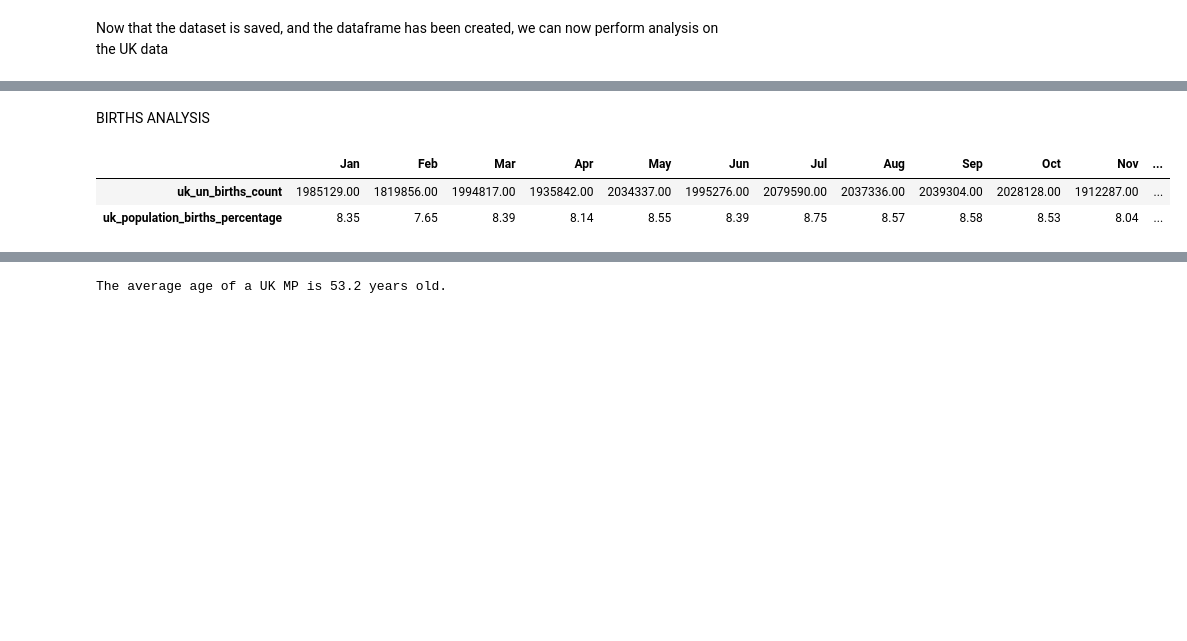
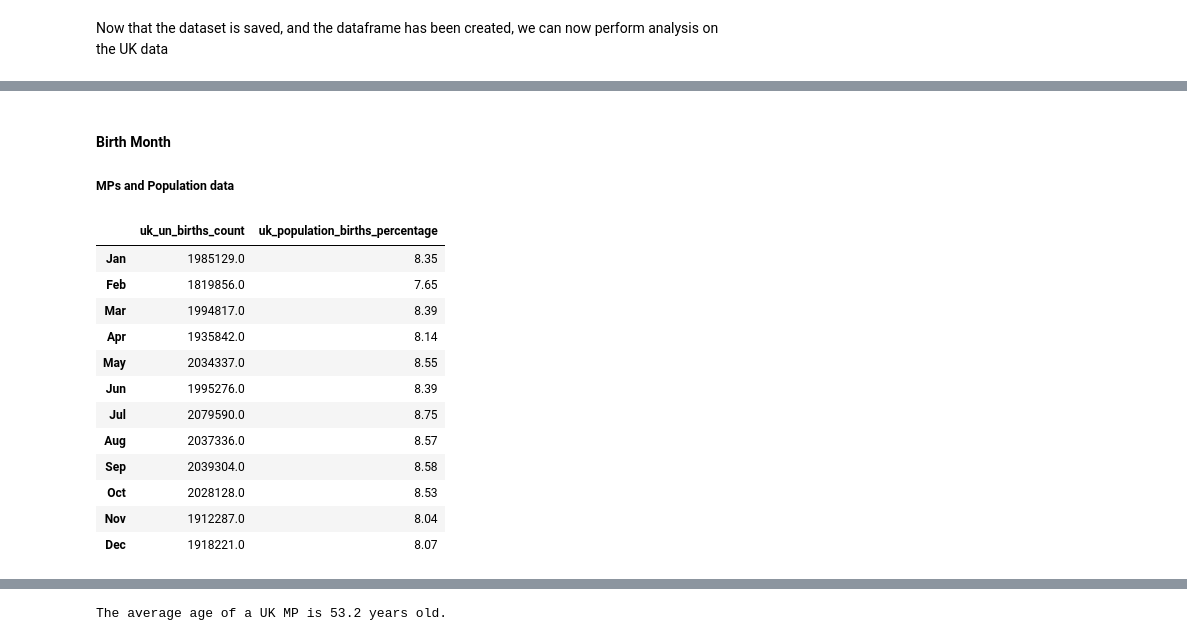
Before and after one commit to OjasSB/DS105, a Jupyter notebook: notebooks/UK.ipynb, the cells around one changed output, grey strips where cells are left out. Drawn from its saved outputs; the diff is of its cells as text; code cells hidden in the pictures; blank space fills up the shorter version.

```diff
--- a/notebooks/UK.ipynb
+++ b/notebooks/UK.ipynb
@@ -284,24 +295,34 @@ memory usage: 25.5+ KB
 | max | 83.000000 |
-# %% [markdown]
-BIRTHS ANALYSIS
+# %% [markdown]
+#### Birth Month
+##### MPs and Population data
 # %%
-# UN data for UK for comparison
+# UN Births Data for UK for comparison
 UN_births_data=pd.read_csv('../data/Births Data UN.csv')
 UN_births_data.drop(['Area', 'Record Type', 'Value Footnotes', 'Source Year'],axis=1,inplace=True)
 UN_births_data=UN_births_data.query("Month in ['January','February','March','April','May','June','July','August','September','October','November','December']")
-UN_births_data
 # I want a subset of UN_births_data for the UK only
 UK_UN_births_data = UN_births_data.loc[UN_births_data['Country or Area'] == 'United Kingdom of Great Britain and Northern Ireland']
-# we have data for the period 1982 to 2020, which is acceptable
+# We have data for the period 1982 to 2020, which is acceptable
 UK_UN_births_data = UK_UN_births_data.groupby('Month').sum()[['Value']].reindex(['January','February','March','April','May','June','July','August','September','October','November','December'])
 UK_UN_births_data.index=['Jan','Feb','Mar','Apr','May','Jun','Jul','Aug','Sep','Oct','Nov','Dec']
 UK_UN_births_data['uk_population_births_percentage']=(UK_UN_births_data['Value']/UK_UN_births_data['Value'].sum()*100).round(2)
 UK_UN_births_data.rename(columns={'Value':'uk_un_births_count'},inplace=True)
-UK_UN_births_data.transpose()
+UK_UN_births_data
 # %% [output]
-|  | Jan | Feb | Mar | Apr | May | Jun | Jul | Aug | Sep | Oct | Nov | ... |
-| uk_un_births_count | 1985129.00 | 1819856.00 | 1994817.00 | 1935842.00 | 2034337.00 | 1995276.00 | 2079590.00 | 2037336.00 | 2039304.00 | 2028128.00 | 1912287.00 | ... |
-| uk_population_births_percentage | 8.35 | 7.65 | 8.39 | 8.14 | 8.55 | 8.39 | 8.75 | 8.57 | 8.58 | 8.53 | 8.04 | ... |
+|  | uk_un_births_count | uk_population_births_percentage |
+| Jan | 1985129.0 | 8.35 |
+| Feb | 1819856.0 | 7.65 |
+| Mar | 1994817.0 | 8.39 |
+| Apr | 1935842.0 | 8.14 |
+| May | 2034337.0 | 8.55 |
+| Jun | 1995276.0 | 8.39 |
+| Jul | 2079590.0 | 8.75 |
+| Aug | 2037336.0 | 8.57 |
+| Sep | 2039304.0 | 8.58 |
+| Oct | 2028128.0 | 8.53 |
+| Nov | 1912287.0 | 8.04 |
+| Dec | 1918221.0 | 8.07 |
 # %%
 monthly_mp_data=uk_mps_df.groupby(uk_mps_df['birth date'].dt.month).count()[['name']]
 monthly_mp_data.index=['Jan','Feb','Mar','Apr','May','Jun','Jul','Aug','Sep','Oct','Nov','Dec']
```
Also changed, not shown: parts of 40 cells of this notebook, 3 other files.
